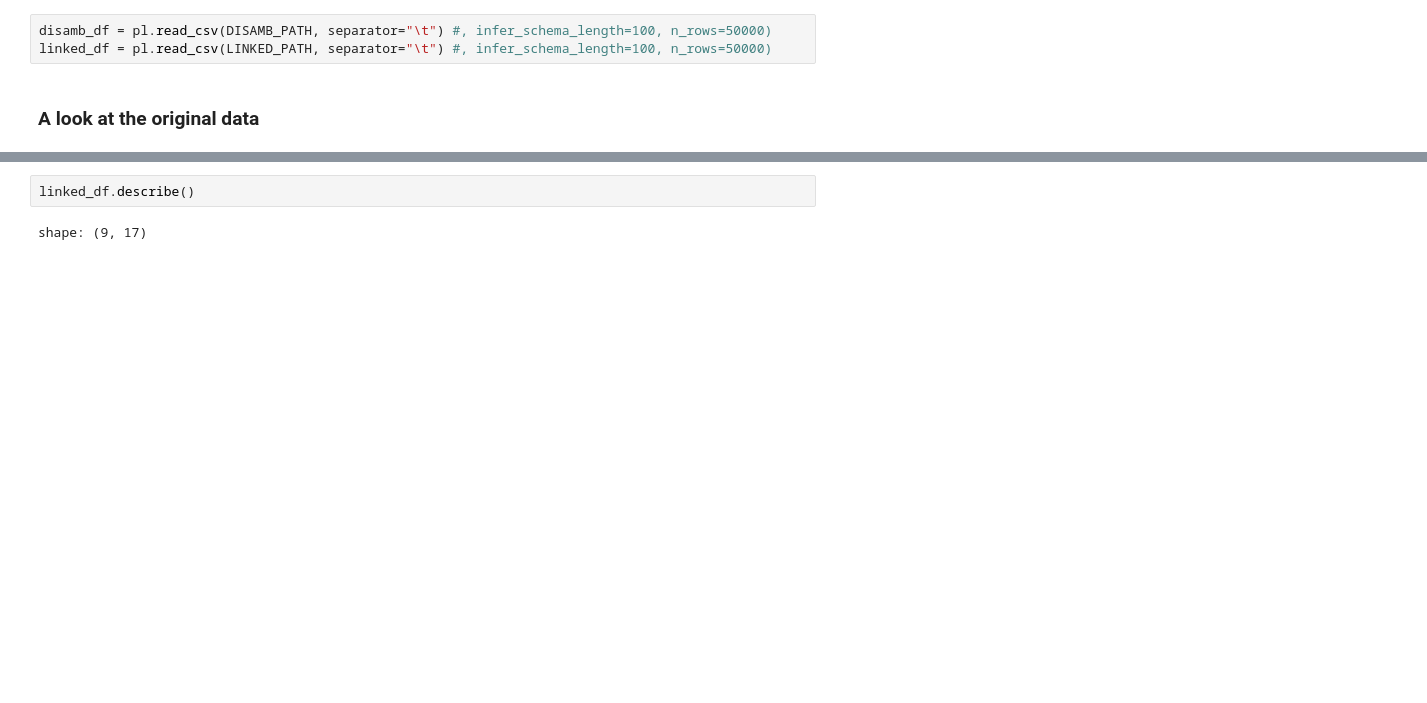
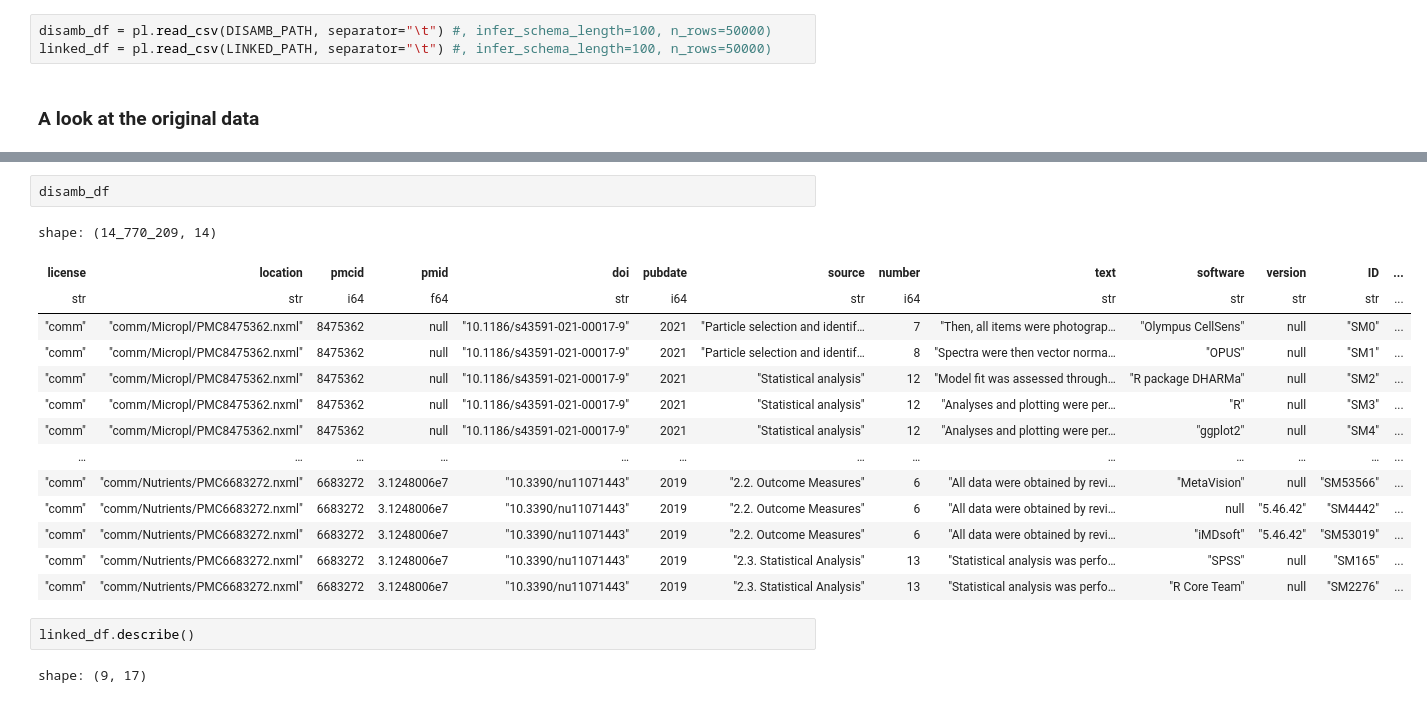
Before and after one commit to TheOSSci/InnovationSprint2025_Linking_Software_Mentions, a Jupyter notebook: mentions-dataset-comparisons/CZI/process-CZI.ipynb, the cells around one changed output, grey strips where cells are left out. Saved outputs shown, nothing was run; the diff lists cells and outputs as text; blank space fills up the shorter version.

```diff
--- a/mentions-dataset-comparisons/CZI/process-CZI.ipynb
+++ b/mentions-dataset-comparisons/CZI/process-CZI.ipynb
@@ -72,6 +72,23 @@ shape: (9, 15)
 | "50%" | null | null | 6.128579e6 | 3.0105754e7 | null | 2018.0 | null | 18.0 | null | null | null | ... |
 | "75%" | null | null | 7.431423e6 | 3.2730277e7 | null | 2020.0 | null | 35.0 | null | null | null | ... |
 | "max" | "comm" | "comm/psychopraxis/PMC8325535.n… | 8.51084e6 | 3.4637085e7 | "10.9745/GHSP-D-21-00233" | 2022.0 | "𝜑XANES analysis" | 20116.0 | "𝜀c regressions and comparisons… | "鼠源及人源化BCMA CAR-T的转染效率" | "应用SPSS22.0软件进行统计学分析" | ... |
+# %%
+disamb_df
+# %% [output]
+shape: (14_770_209, 14)
+| license | location | pmcid | pmid | doi | pubdate | source | number | text | software | version | ID | ... |
+| str | str | i64 | f64 | str | i64 | str | i64 | str | str | str | str | ... |
+| "comm" | "comm/Micropl/PMC8475362.nxml" | 8475362 | null | "10.1186/s43591-021-00017-9" | 2021 | "Particle selection and identif… | 7 | "Then, all items were photograp… | "Olympus CellSens" | null | "SM0" | ... |
+| "comm" | "comm/Micropl/PMC8475362.nxml" | 8475362 | null | "10.1186/s43591-021-00017-9" | 2021 | "Particle selection and identif… | 8 | "Spectra were then vector norma… | "OPUS" | null | "SM1" | ... |
+| "comm" | "comm/Micropl/PMC8475362.nxml" | 8475362 | null | "10.1186/s43591-021-00017-9" | 2021 | "Statistical analysis" | 12 | "Model fit was assessed through… | "R package DHARMa" | null | "SM2" | ... |
+| "comm" | "comm/Micropl/PMC8475362.nxml" | 8475362 | null | "10.1186/s43591-021-00017-9" | 2021 | "Statistical analysis" | 12 | "Analyses and plotting were per… | "R" | null | "SM3" | ... |
+| "comm" | "comm/Micropl/PMC8475362.nxml" | 8475362 | null | "10.1186/s43591-021-00017-9" | 2021 | "Statistical analysis" | 12 | "Analyses and plotting were per… | "ggplot2" | null | "SM4" | ... |
+| … | … | … | … | … | … | … | … | … | … | … | … | ... |
+| "comm" | "comm/Nutrients/PMC6683272.nxml" | 6683272 | 3.1248006e7 | "10.3390/nu11071443" | 2019 | "2.2. Outcome Measures" | 6 | "All data were obtained by revi… | "MetaVision" | null | "SM53566" | ... |
+| "comm" | "comm/Nutrients/PMC6683272.nxml" | 6683272 | 3.1248006e7 | "10.3390/nu11071443" | 2019 | "2.2. Outcome Measures" | 6 | "All data were obtained by revi… | null | "5.46.42" | "SM4442" | ... |
+| "comm" | "comm/Nutrients/PMC6683272.nxml" | 6683272 | 3.1248006e7 | "10.3390/nu11071443" | 2019 | "2.2. Outcome Measures" | 6 | "All data were obtained by revi… | "iMDsoft" | "5.46.42" | "SM53019" | ... |
+| "comm" | "comm/Nutrients/PMC6683272.nxml" | 6683272 | 3.1248006e7 | "10.3390/nu11071443" | 2019 | "2.3. Statistical Analysis" | 13 | "Statistical analysis was perfo… | "SPSS" | null | "SM165" | ... |
+| "comm" | "comm/Nutrients/PMC6683272.nxml" | 6683272 | 3.1248006e7 | "10.3390/nu11071443" | 2019 | "2.3. Statistical Analysis" | 13 | "Statistical analysis was perfo… | "R Core Team" | null | "SM2276" | ... |
 # %%
 linked_df.describe()
 # %% [output]
```
Also changed, not shown: parts of 5 cells of this notebook.
